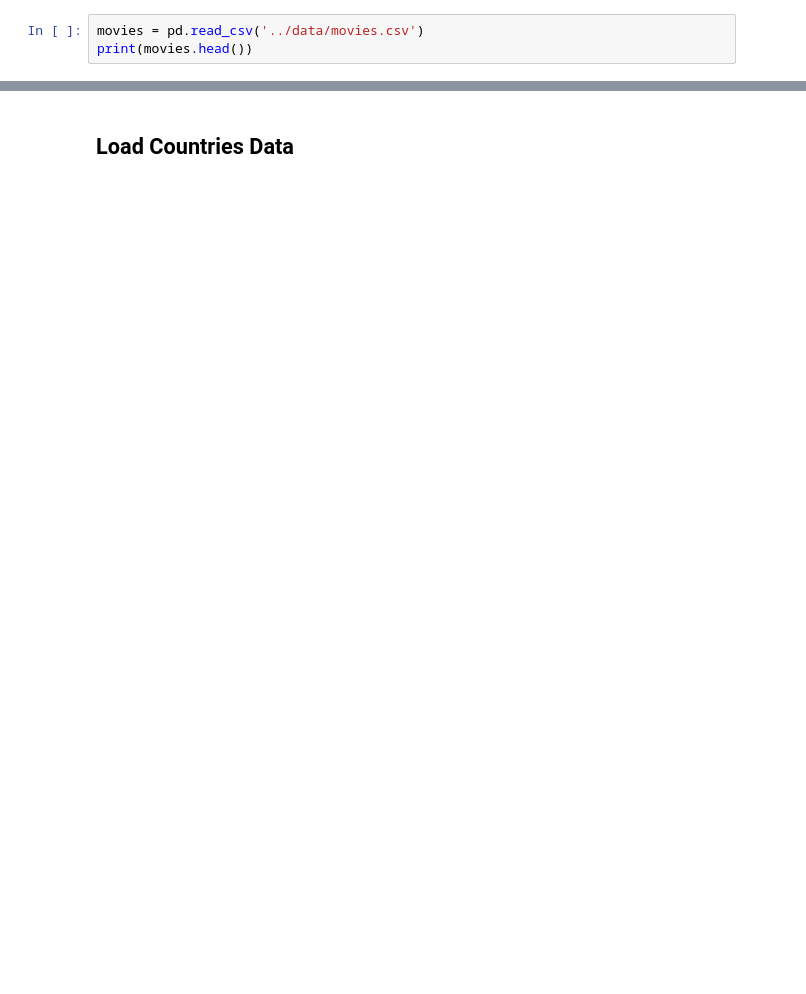
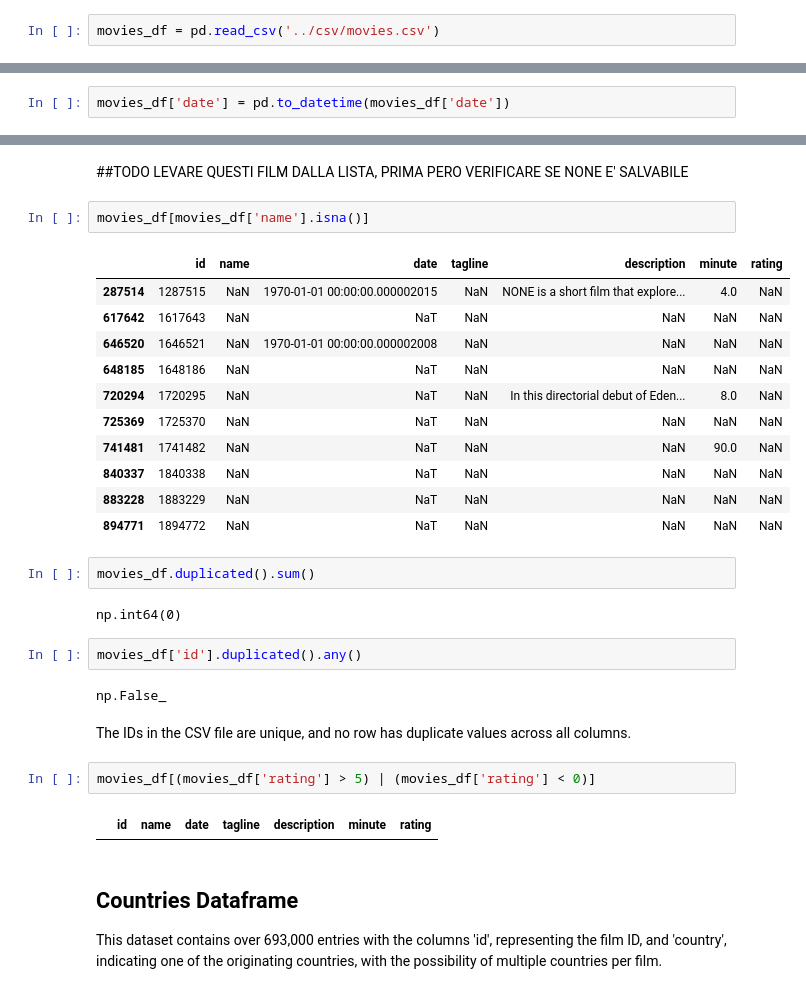
Before and after one commit to Yassek98/IUM-TWEB-Project, a Jupyter notebook: notebooks/explorations/data_exploration.ipynb, the cells around one changed output, grey strips where cells are left out. Cells and saved outputs as stored; diff of their text form; blank space fills up the shorter version.

```diff
--- a/notebooks/explorations/data_exploration.ipynb
+++ b/notebooks/explorations/data_exploration.ipynb
@@ -8,3 +8,2 @@ sns.set(style="darkgrid")
 # %%
-movies = pd.read_csv('../data/movies.csv')
-print(movies.head())
+movies_df = pd.read_csv('../csv/movies.csv')
@@ -10,0 +38,2 @@ print(movies.head())
+# %%
+movies_df['date'] = pd.to_datetime(movies_df['date'])
@@ -11,3 +62,34 @@ print(movies.head())
+# %% [markdown]
+##TODO LEVARE QUESTI FILM DALLA LISTA, PRIMA PERO VERIFICARE SE NONE E' SALVABILE
+# %%
+movies_df[movies_df['name'].isna()]
+# %% [output]
+|  | id | name | date | tagline | description | minute | rating |
+| 287514 | 1287515 | NaN | 1970-01-01 00:00:00.000002015 | NaN | NONE is a short film that explore... | 4.0 | NaN |
+| 617642 | 1617643 | NaN | NaT | NaN | NaN | NaN | NaN |
+| 646520 | 1646521 | NaN | 1970-01-01 00:00:00.000002008 | NaN | NaN | NaN | NaN |
+| 648185 | 1648186 | NaN | NaT | NaN | NaN | NaN | NaN |
+| 720294 | 1720295 | NaN | NaT | NaN | In this directorial debut of Eden... | 8.0 | NaN |
+| 725369 | 1725370 | NaN | NaT | NaN | NaN | NaN | NaN |
+| 741481 | 1741482 | NaN | NaT | NaN | NaN | 90.0 | NaN |
+| 840337 | 1840338 | NaN | NaT | NaN | NaN | NaN | NaN |
+| 883228 | 1883229 | NaN | NaT | NaN | NaN | NaN | NaN |
+| 894771 | 1894772 | NaN | NaT | NaN | NaN | NaN | NaN |
+# %%
+movies_df.duplicated().sum()
+# %% [output]
+np.int64(0)
+# %%
+movies_df['id'].duplicated().any()
+# %% [output]
+np.False_
+# %% [markdown]
+The IDs in the CSV file are unique, and no row has duplicate values across all columns.
+# %%
+movies_df[(movies_df['rating'] > 5) | (movies_df['rating'] < 0)]
+# %% [output]
+|  | id | name | date | tagline | description | minute | rating |
 # %% [markdown]
-## Load Countries Data
+## Countries Dataframe
+This dataset contains over 693,000 entries with the columns 'id', representing the film ID, and 'country', indicating one of the originating countries, with the possibility of multiple countries per film.
 # %%
```
Also changed, not shown: parts of 79 cells of this notebook.
